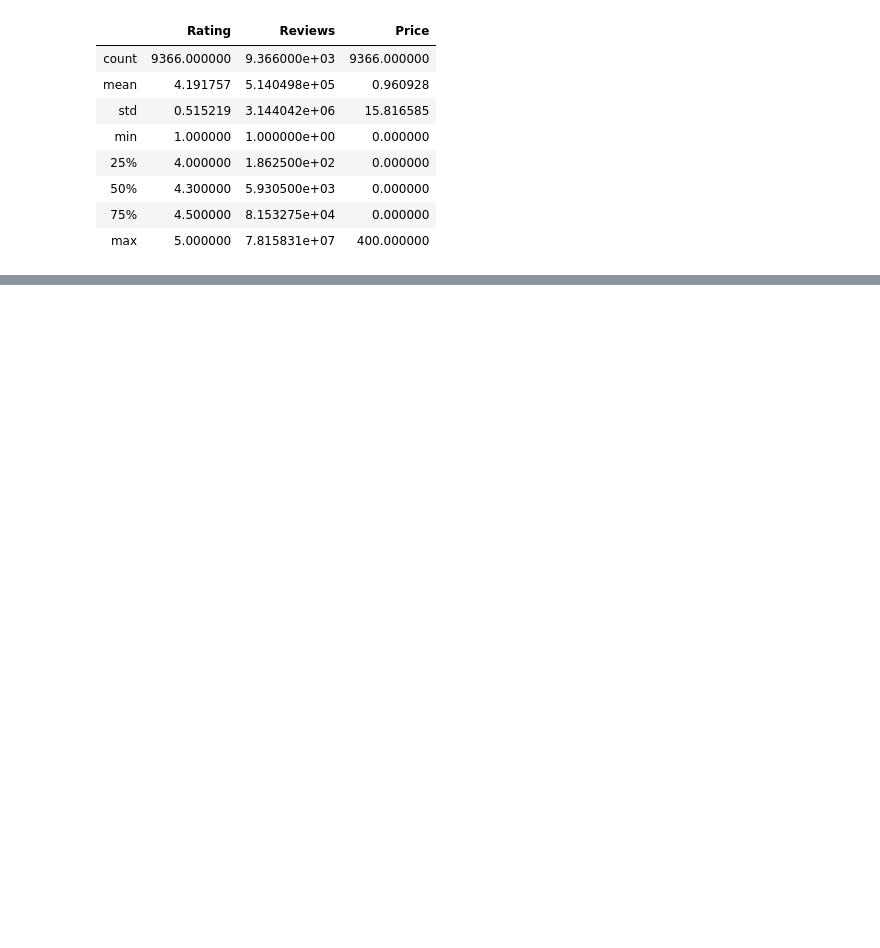
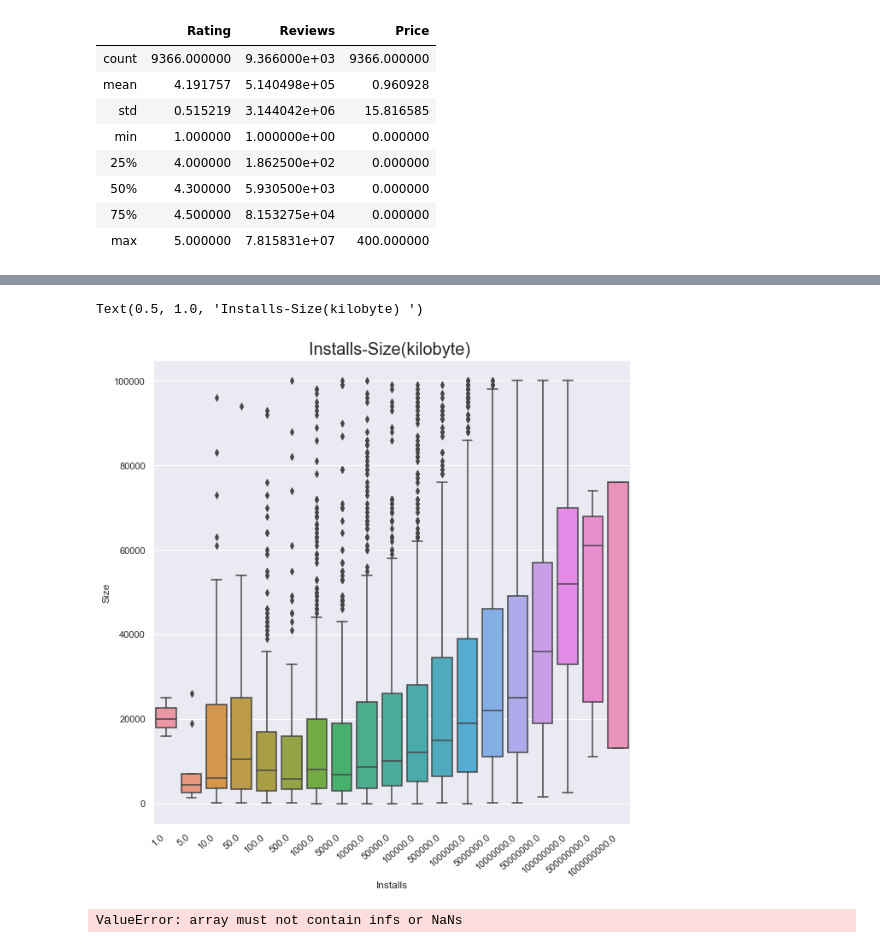
Before and after one commit to Northwestern-Project-Team/Project-1, a Jupyter notebook: AppStore.ipynb, the cells around one changed output, grey strips where cells are left out. Cells and saved outputs as stored; diff of their text form; code cells hidden in the pictures; blank space fills up the shorter version.

```diff
--- a/AppStore.ipynb
+++ b/AppStore.ipynb
@@ -242,0 +339,15 @@ googlestore.describe()
+# %%
+plt.figure(figsize=(10,10))
+g = sns.boxplot(x="Installs", y="Size", data=googlestore)
+g.set_xticklabels(g.get_xticklabels(), rotation=40, ha="right")
+plt.title('Installs-Size(kilobyte) ', size = 20)
+# %% [output]
+Text(0.5, 1.0, 'Installs-Size(kilobyte) ')
+[figure, added]
+# %%
+googlestore['Size'] = googlestore['Size'].replace("nan", "0")
+size = googlestore.iloc[:,4]
+correlation = st.pearsonr(installs,size)
+print(f"The correlation between the size of the app and the number of installs is {round(correlation[0],2)}")
+# %% [output]
+ValueError: array must not contain infs or NaNs
```
Also changed, not shown: parts of 13 cells of this notebook.
